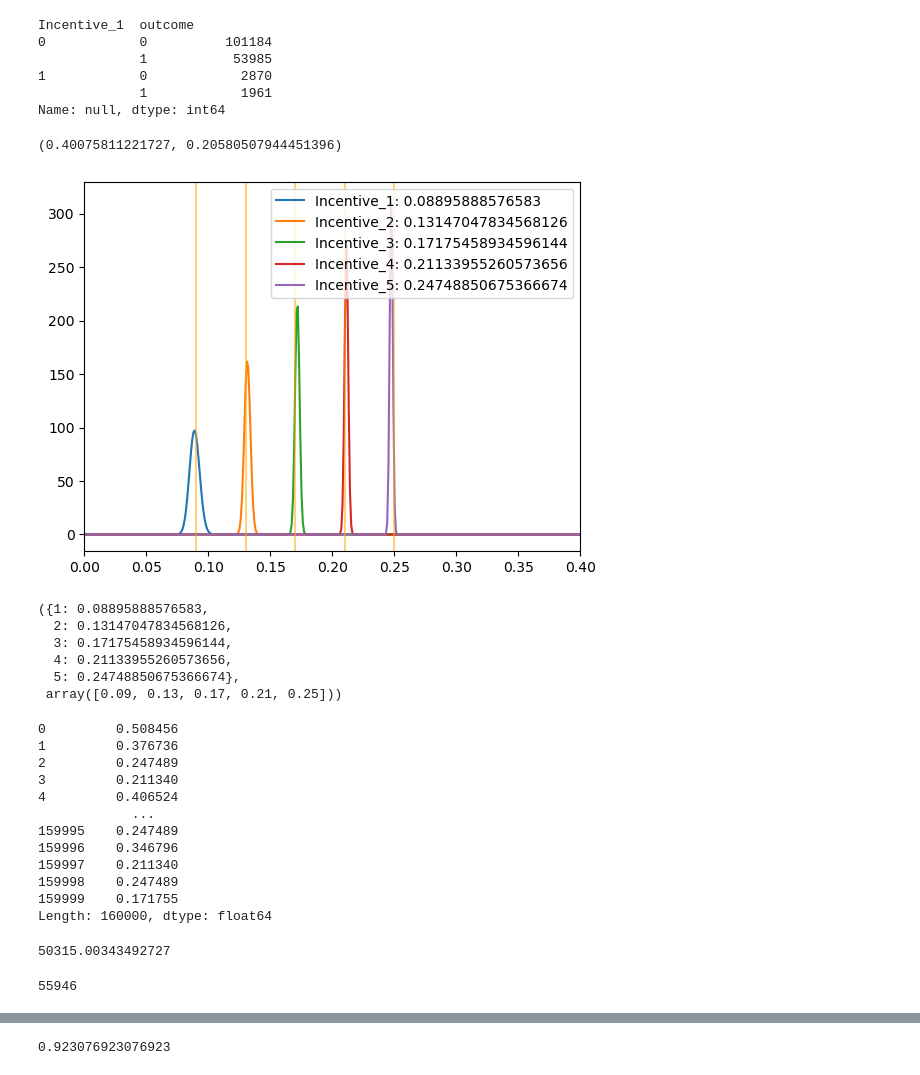
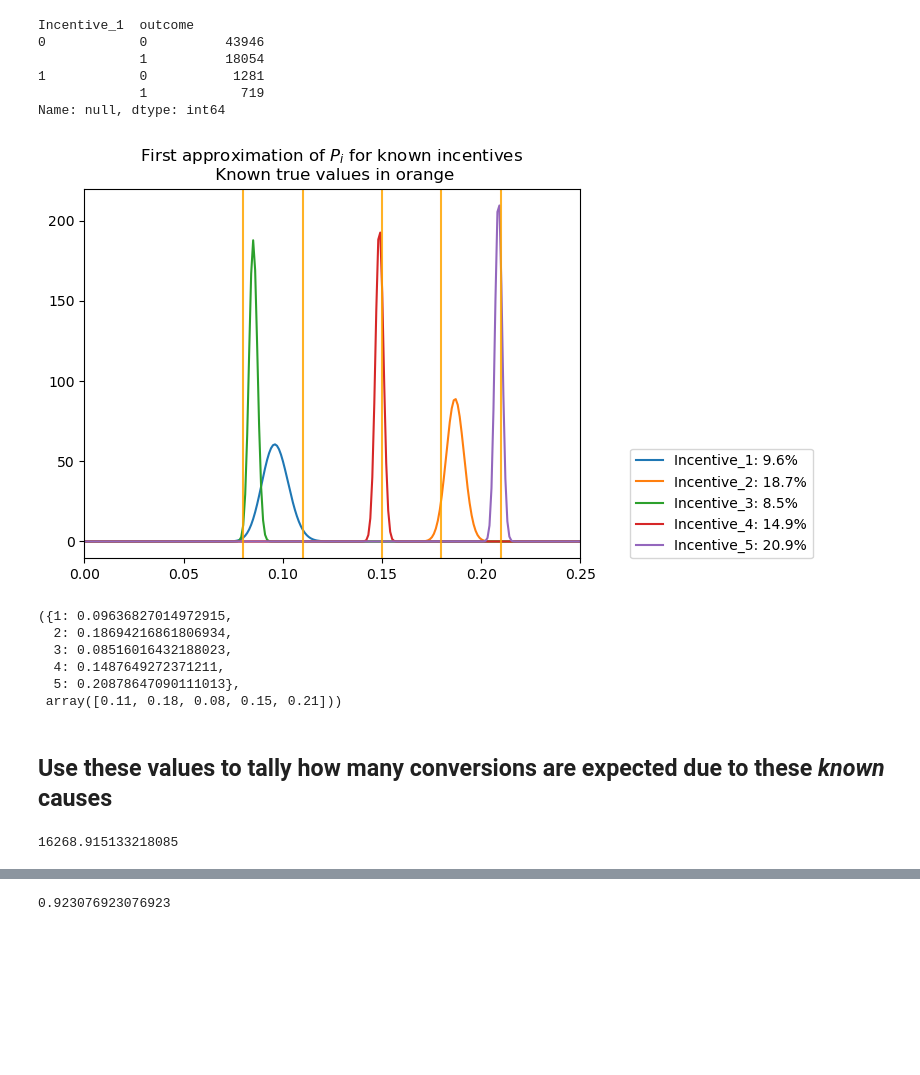
Before and after one commit to ljbelenky/bayesian_attribution, a Jupyter notebook: Bayesian Attribution.ipynb, the cells around one changed output, grey strips where cells are left out. Drawn from its saved outputs; the diff is of its cells as text; code cells hidden in the pictures; blank space fills up the shorter version.

```diff
--- a/Bayesian Attribution.ipynb
+++ b/Bayesian Attribution.ipynb
@@ -191,0 +212,3 @@ true = np.array([0.05, 0.09, 0.13, 0.17, 0.21, 0.25])
+# %%
+df = pd.read_csv('results_data2.csv')
+df
@@ -192,68 +241,55 @@ true = np.array([0.05, 0.09, 0.13, 0.17, 0.21, 0.25])
+# %%
+## The "true" effectiveness of the incentives.
+## In application, these values are not known in advance.
+
+true = np.array([0.05, 0.11, 0.18, 0.08, 0.15, 0.21])
 # %%
 df.groupby(['Incentive_1','outcome']).sum()['null']
 # %% [output]
 Incentive_1  outcome
-0            0          101184
-             1           53985
-1            0            2870
-             1            1961
+0            0          43946
+             1          18054
+1            0           1281
+             1            719
 Name: null, dtype: int64
-# %%
-with_a/(with_a+with_b), without_a/(without_a+without_b)
-# %% [output]
-(0.40075811221727, 0.20580507944451396)
 # %%
 estimated_probabilities = {}
 for i in (1,2,3,4,5):
     (without_b,
      without_a,
      with_b,
      with_a) = df.groupby([f'Incentive_{i}','outcome']).sum()['null'].values
     with_=beta(with_a, with_b)
     without_=beta(without_a, without_b)
     P = 1-(1-with_.mean())/(1-without_.mean())
     N = df[f'Incentive_{i}'].sum()
     because_a = P*N
     because_b = (1-P)*N
     because = beta(because_a,because_b)
     estimated_probabilities[i] = because.mean()
 
-    plt.plot(x, because.pdf(x), label = f'Incentive_{i}: {because.mean()}')
-plt.xlim([0,.4])
-plt.legend()
-[plt.axvline(i, color='orange', alpha=.5) for i in true[1:]];
+    plt.plot(x, because.pdf(x), label = f'Incentive_{i}: {100*because.mean():.1f}%')
+plt.xlim([0,.25])
+plt.legend(loc=[1.1,0])
+[plt.axvline(i, color='orange', alpha=.85) for i in true[1:]]
+plt.title('First approximation of $P_i$ for known incentives \n Known true values in orange');
 # %% [output]
-[figure, old version]
+[figure, new version]
 # %%
 estimated_probabilities, true[1:]
 # %% [output]
-({1: 0.08895888576583,
-  2: 0.13147047834568126,
-  3: 0.17175458934596144,
-  4: 0.21133955260573656,
-  5: 0.24748850675366674},
- array([0.09, 0.13, 0.17, 0.21, 0.25]))
+({1: 0.09636827014972915,
+  2: 0.18694216861806934,
+  3: 0.08516016432188023,
+  4: 0.1487649272371211,
+  5: 0.20878647090111013},
+ array([0.11, 0.18, 0.08, 0.15, 0.21]))
+# %% [markdown]
+## Use these values to tally how many conversions are expected due to these *known* causes
 # %%
-first_estimate = 1-np.exp(np.log(1-df.iloc[:,1:-1]*estimated_probabilities.values()).sum(axis=1))
-first_estimate
+expected_conversions_from_known_causes = (1-np.exp(np.log(1-df.iloc[:,1:-1]*
+                                                          estimated_probabilities.values()).sum(axis=1))).sum()
+
+expected_conversions_from_known_causes
 # %% [output]
-0         0.508456
-1         0.376736
-2         0.247489
-3         0.211340
-4         0.406524
-            ...
-159995    0.247489
-159996    0.346796
-159997    0.211340
-159998    0.247489
-159999    0.171755
-Length: 160000, dtype: float64
+16268.915133218085
-# %%
-first_estimate.sum()
-# %% [output]
-50315.00343492727
-# %%
-df['outcome'].sum()
-# %% [output]
-55946
```
Also changed, not shown: parts of 51 cells of this notebook, 1 other file.
